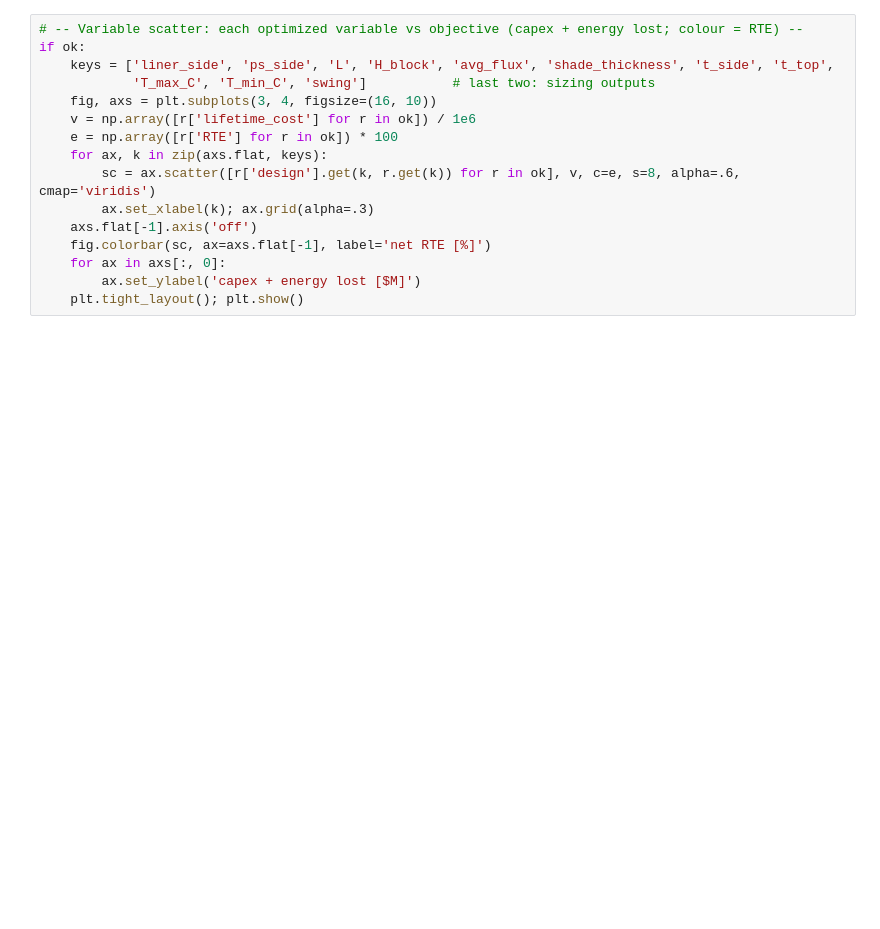
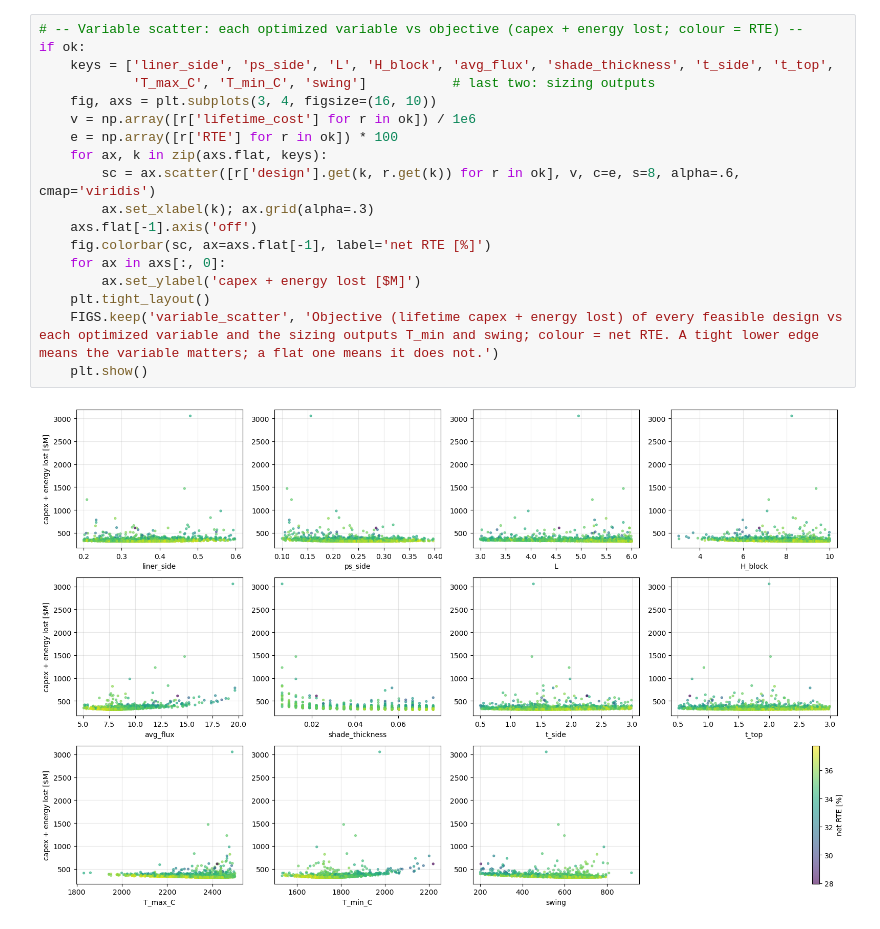
Before and after one commit to nate-colgan/python-models, a Jupyter notebook: tinless system optimizer.ipynb, the cells around one changed output. Drawn from its saved outputs; the diff is of its cells as text; blank space fills up the shorter version.

```diff
--- a/tinless system optimizer.ipynb
+++ b/tinless system optimizer.ipynb
@@ -200,19 +236,23 @@ plt.tight_layout(); plt.show()
 # %%
 # -- Variable scatter: each optimized variable vs objective (capex + energy lost; colour = RTE) --
 if ok:
     keys = ['liner_side', 'ps_side', 'L', 'H_block', 'avg_flux', 'shade_thickness', 't_side', 't_top',
             'T_max_C', 'T_min_C', 'swing']           # last two: sizing outputs
     fig, axs = plt.subplots(3, 4, figsize=(16, 10))
     v = np.array([r['lifetime_cost'] for r in ok]) / 1e6
     e = np.array([r['RTE'] for r in ok]) * 100
     for ax, k in zip(axs.flat, keys):
         sc = ax.scatter([r['design'].get(k, r.get(k)) for r in ok], v, c=e, s=8, alpha=.6, cmap='viridis')
         ax.set_xlabel(k); ax.grid(alpha=.3)
     axs.flat[-1].axis('off')
     fig.colorbar(sc, ax=axs.flat[-1], label='net RTE [%]')
     for ax in axs[:, 0]:
         ax.set_ylabel('capex + energy lost [$M]')
-    plt.tight_layout(); plt.show()
+    plt.tight_layout()
+    FIGS.keep('variable_scatter', 'Objective (lifetime capex + energy lost) of every feasible design vs each optimized variable and the sizing outputs T_min and swing; colour = net RTE. A tight lower edge means the variable matters; a flat one means it does not.')
+    plt.show()
+# %% [output]
+[figure, added]
 # %%
 # -- Cell-flux band of a design: time above / at / below the target (clean cells) ---------
 # Re-runs the clean discharge of the best feasible design (or the baseline).
```
Also changed, not shown: parts of 11 cells of this notebook, 17 other files.
